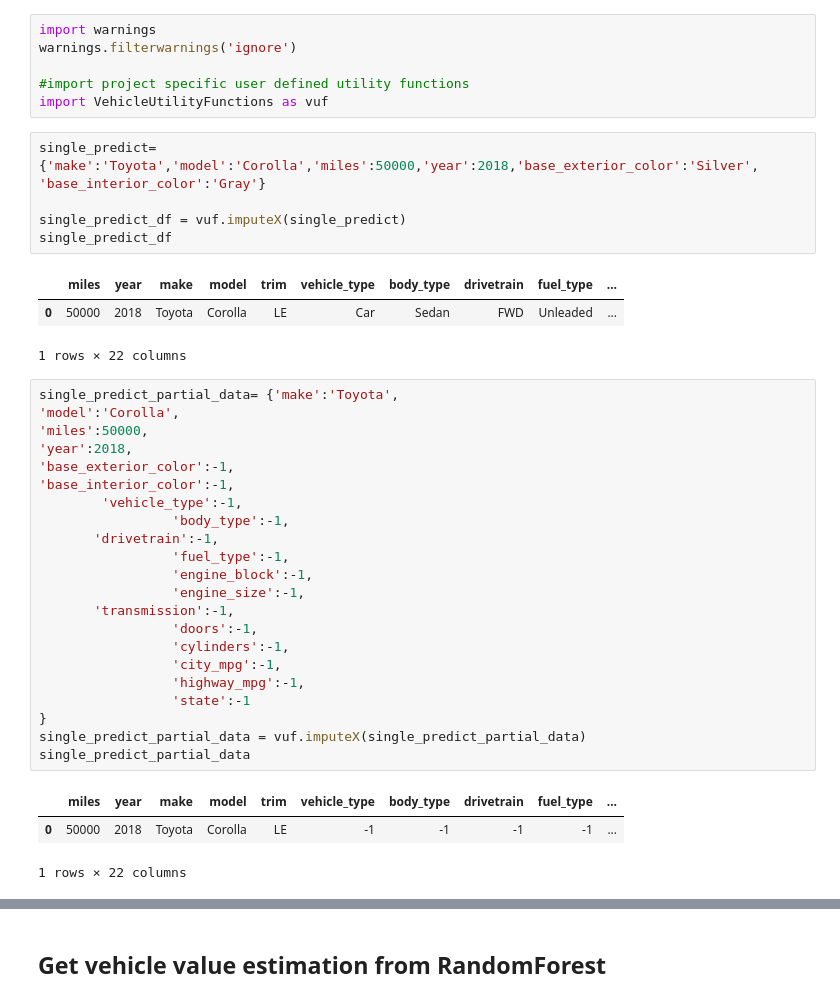
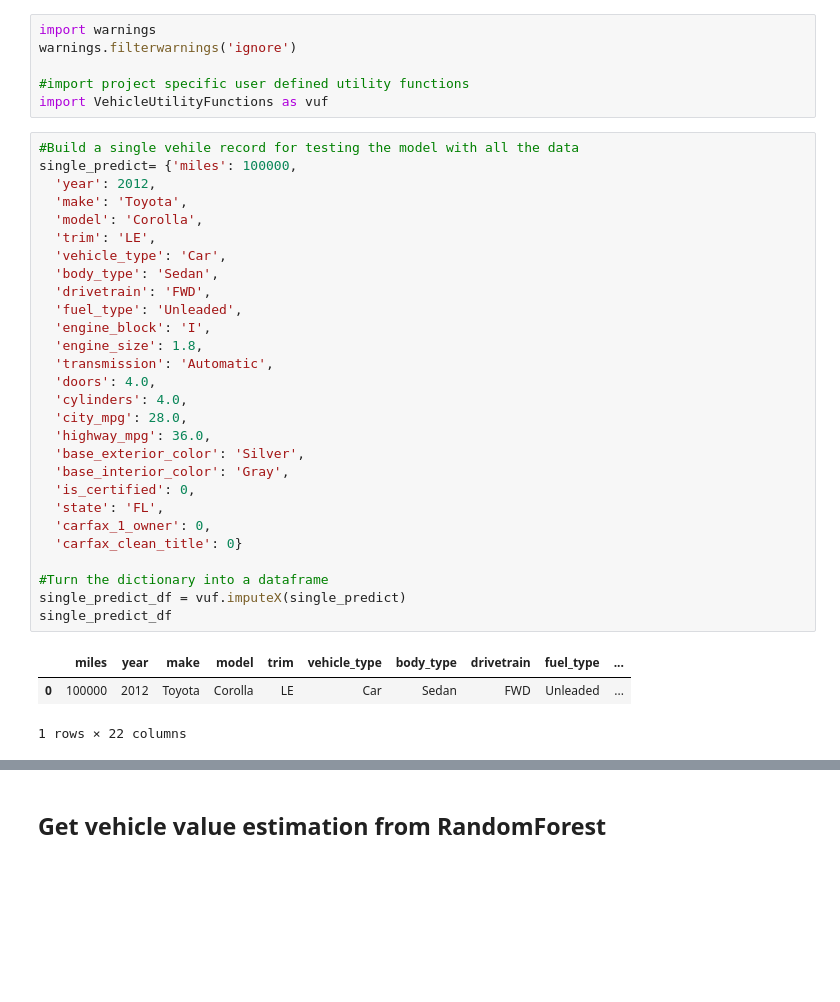
Before and after one commit to rafeesumich/MADSCapstone, a Jupyter notebook: SinglePrediction_RF.ipynb, the cells around one changed output, grey strips where cells are left out. Saved outputs shown, nothing was run; the diff lists cells and outputs as text; blank space fills up the shorter version.

Commit message:
Added comments and cleaned the code
Removed dead code and added comments

```diff
--- a/SinglePrediction_RF.ipynb
+++ b/SinglePrediction_RF.ipynb
@@ -7,37 +7,34 @@ warnings.filterwarnings('ignore')
 #import project specific user defined utility functions
 import VehicleUtilityFunctions as vuf
 # %%
-single_predict= {'make':'Toyota','model':'Corolla','miles':50000,'year':2018,'base_exterior_color':'Silver', 'base_interior_color':'Gray'}
+#Build a single vehile record for testing the model with all the data
+single_predict= {'miles': 100000,
+  'year': 2012,
+  'make': 'Toyota',
+  'model': 'Corolla',
+  'trim': 'LE',
+  'vehicle_type': 'Car',
+  'body_type': 'Sedan',
+  'drivetrain': 'FWD',
+  'fuel_type': 'Unleaded',
+  'engine_block': 'I',
+  'engine_size': 1.8,
+  'transmission': 'Automatic',
+  'doors': 4.0,
+  'cylinders': 4.0,
+  'city_mpg': 28.0,
+  'highway_mpg': 36.0,
+  'base_exterior_color': 'Silver',
+  'base_interior_color': 'Gray',
+  'is_certified': 0,
+  'state': 'FL',
+  'carfax_1_owner': 0,
+  'carfax_clean_title': 0}
 
+#Turn the dictionary into a dataframe
 single_predict_df = vuf.imputeX(single_predict)
 single_predict_df
 # %% [output]
 |  | miles | year | make | model | trim | vehicle_type | body_type | drivetrain | fuel_type | ... |
-| 0 | 50000 | 2018 | Toyota | Corolla | LE | Car | Sedan | FWD | Unleaded | ... |
+| 0 | 100000 | 2012 | Toyota | Corolla | LE | Car | Sedan | FWD | Unleaded | ... |
 1 rows × 22 columns
-# %%
-single_predict_partial_data= {'make':'Toyota',
-'model':'Corolla',
-'miles':50000,
-'year':2018,
-'base_exterior_color':-1,
-'base_interior_color':-1,
-        'vehicle_type':-1,
-                 'body_type':-1,
-       'drivetrain':-1,
-                 'fuel_type':-1,
-                 'engine_block':-1,
-                 'engine_size':-1,
-       'transmission':-1,
-                 'doors':-1,
-                 'cylinders':-1,
-                 'city_mpg':-1,
-                 'highway_mpg':-1,
-                 'state':-1
-}
-single_predict_partial_data = vuf.imputeX(single_predict_partial_data)
-single_predict_partial_data
-# %% [output]
-|  | miles | year | make | model | trim | vehicle_type | body_type | drivetrain | fuel_type | ... |
-| 0 | 50000 | 2018 | Toyota | Corolla | LE | -1 | -1 | -1 | -1 | ... |
-1 rows × 22 columns
```
Also changed, not shown: parts of 7 cells of this notebook, 4 other files.
